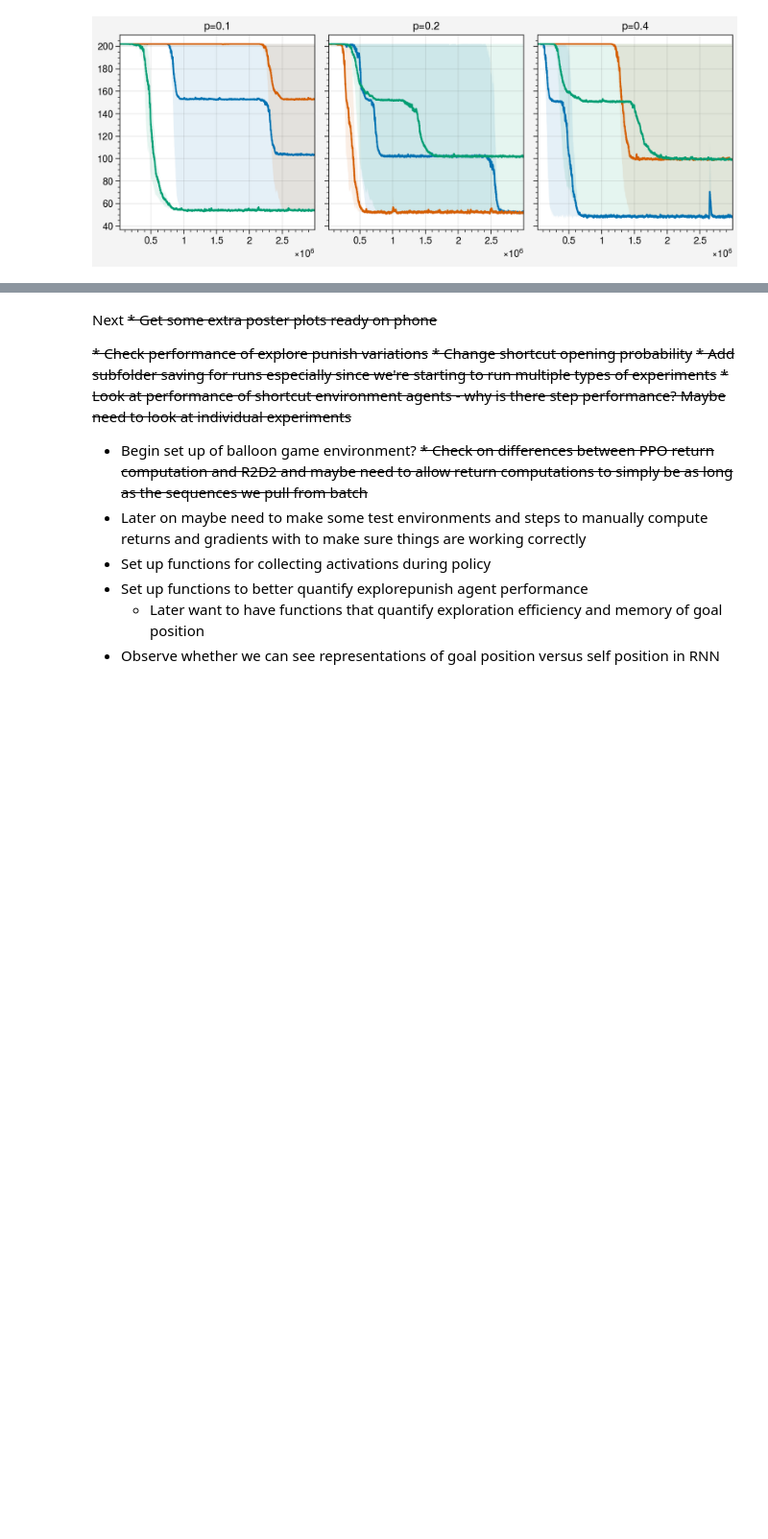
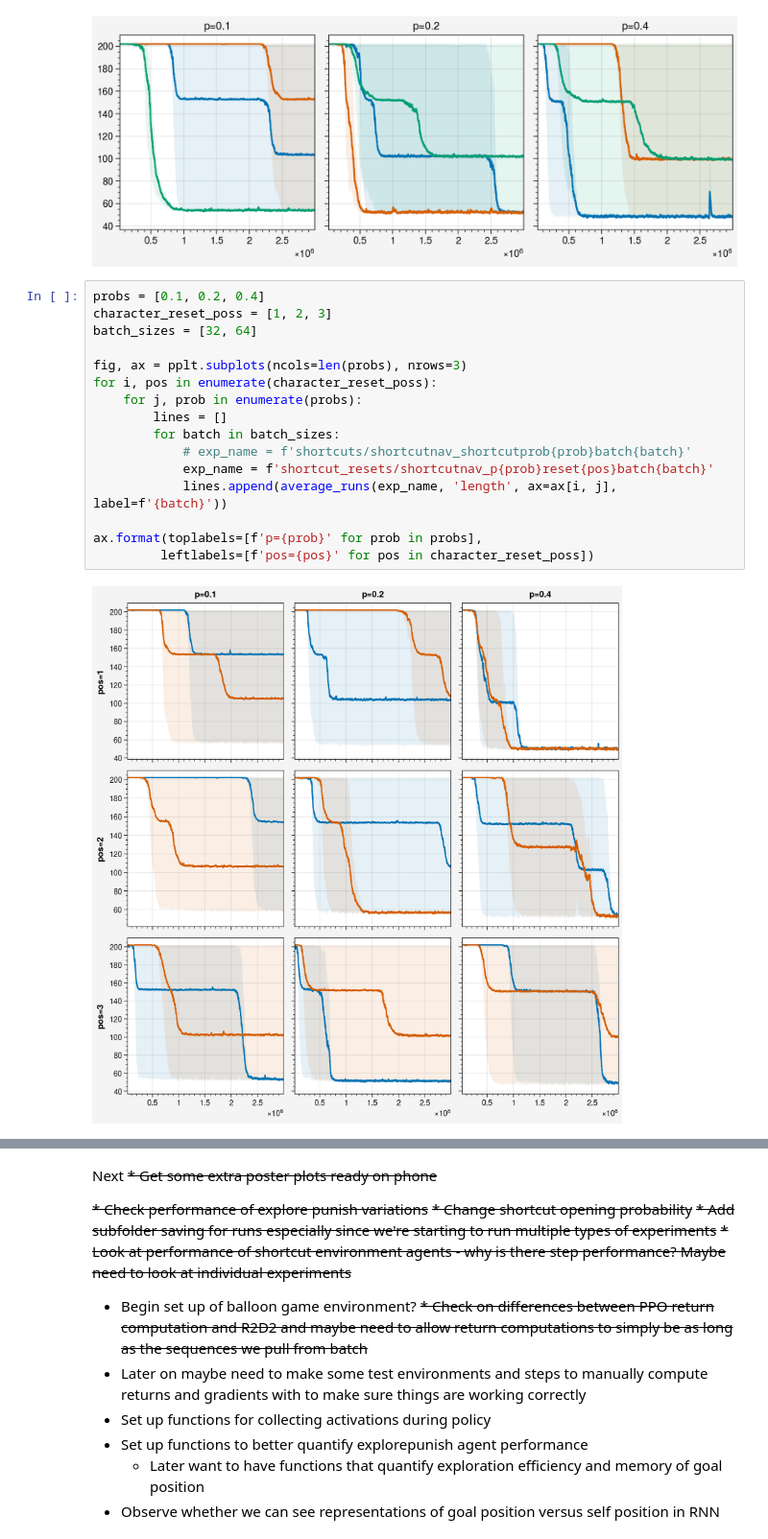
Before and after one commit to liuandrew/ppo_aux, a Jupyter notebook: write_and_test/data_visualize.ipynb, the cells around one changed output, grey strips where cells are left out. Shown at 96% size. Saved outputs shown, nothing was run; the diff lists cells and outputs as text; blank space fills up the shorter version.

```diff
--- a/write_and_test/data_visualize.ipynb
+++ b/write_and_test/data_visualize.ipynb
@@ -198,3 +198,21 @@ for i, prob in enumerate(probs):
 ax.format(title=[f'p={prob}' for prob in probs])
 # %% [output]
 [figure]
+# %%
+probs = [0.1, 0.2, 0.4]
+character_reset_poss = [1, 2, 3]
+batch_sizes = [32, 64]
+
+fig, ax = pplt.subplots(ncols=len(probs), nrows=3)
+for i, pos in enumerate(character_reset_poss):
+    for j, prob in enumerate(probs):
+        lines = []
+        for batch in batch_sizes:
+            # exp_name = f'shortcuts/shortcutnav_shortcutprob{prob}batch{batch}'
+            exp_name = f'shortcut_resets/shortcutnav_p{prob}reset{pos}batch{batch}'
+            lines.append(average_runs(exp_name, 'length', ax=ax[i, j], label=f'{batch}'))
+
+ax.format(toplabels=[f'p={prob}' for prob in probs],
+         leftlabels=[f'pos={pos}' for pos in character_reset_poss])
+# %% [output]
+[figure, added]
```
Also changed, not shown: parts of 7 cells of this notebook, 5 other files.
